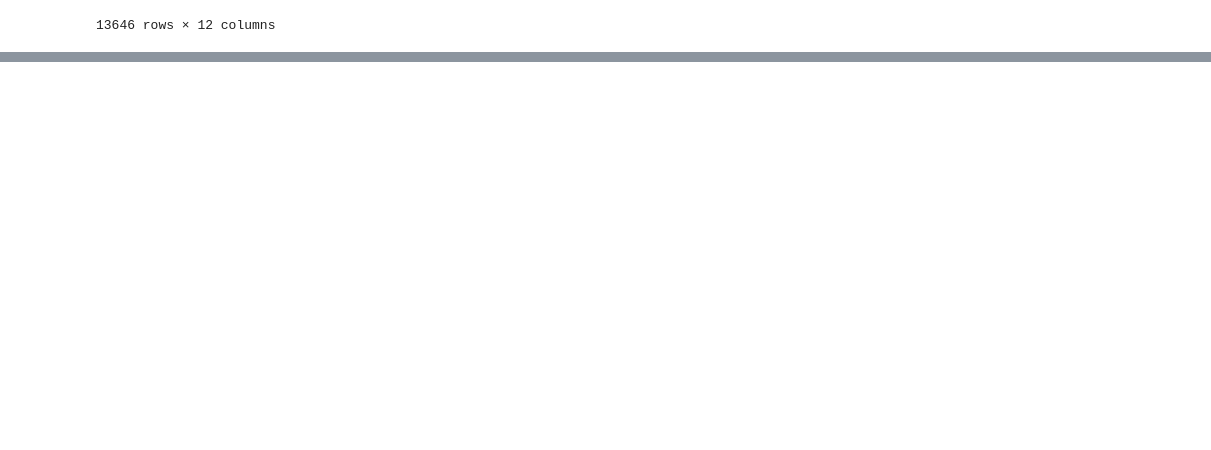
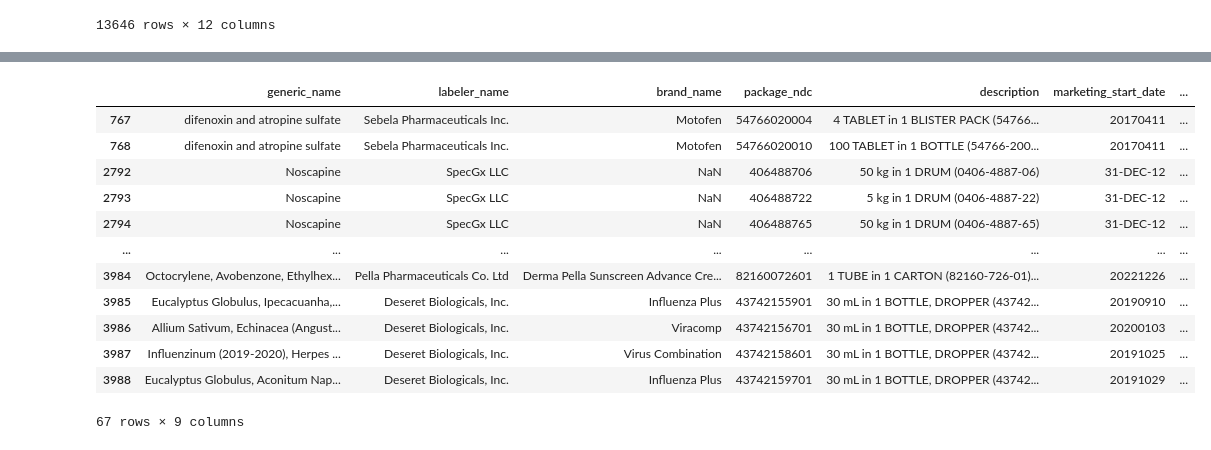
Before and after one commit to danielhmendoza01/Automatic_Code_Sets, a Jupyter notebook: NDC/Opioids/Opioid_Query.ipynb, the cells around one changed output, grey strips where cells are left out. Drawn from its saved outputs; the diff is of its cells as text; code cells hidden in the pictures; blank space fills up the shorter version.

Commit message:
NDC nonpain update

```diff
--- a/NDC/Opioids/Opioid_Query.ipynb
+++ b/NDC/Opioids/Opioid_Query.ipynb
@@ -180,0 +220,32 @@ absent_drugs
+# %%
+# Reading the Excel file
+df_nonpain = pd.read_excel("ndc_opioids.xlsx")
+drug_ingredients = pd.read_csv("ingredients.csv")
+
+nonpainIngredients = drug_ingredients[(drug_ingredients['NON-Pain'] == True)]
+nonpainIngredients = nonpainIngredients['Ingredient'].to_numpy()
+
+# Filtering the main DataFrame for non-pain ingredients
+condition1 = df_nonpain['active_ingredient'].isin(nonpainIngredients)
+
+# Separate condition for 'opium' ingredient
+opium_condition = (df_nonpain['active_ingredient'].str.lower() == "opium")
+opium_tincture_condition = opium_condition & \
+                           df_nonpain['generic_name'].str.contains("tincture", case=False, na=False)
+
+df_nonpain = df_nonpain[(condition1 & ~opium_condition) | opium_tincture_condition]
+df_nonpain
+# %% [output]
+|  | generic_name | labeler_name | brand_name | package_ndc | description | marketing_start_date | ... |
+| 767 | difenoxin and atropine sulfate | Sebela Pharmaceuticals Inc. | Motofen | 54766020004 | 4 TABLET in 1 BLISTER PACK (54766... | 20170411 | ... |
+| 768 | difenoxin and atropine sulfate | Sebela Pharmaceuticals Inc. | Motofen | 54766020010 | 100 TABLET in 1 BOTTLE (54766-200... | 20170411 | ... |
+| 2792 | Noscapine | SpecGx LLC | NaN | 406488706 | 50 kg in 1 DRUM (0406-4887-06) | 31-DEC-12 | ... |
+| 2793 | Noscapine | SpecGx LLC | NaN | 406488722 | 5 kg in 1 DRUM (0406-4887-22) | 31-DEC-12 | ... |
+| 2794 | Noscapine | SpecGx LLC | NaN | 406488765 | 50 kg in 1 DRUM (0406-4887-65) | 31-DEC-12 | ... |
+| ... | ... | ... | ... | ... | ... | ... | ... |
+| 3984 | Octocrylene, Avobenzone, Ethylhex... | Pella Pharmaceuticals Co. Ltd | Derma Pella Sunscreen Advance Cre... | 82160072601 | 1 TUBE in 1 CARTON (82160-726-01)... | 20221226 | ... |
+| 3985 | Eucalyptus Globulus, Ipecacuanha,... | Deseret Biologicals, Inc. | Influenza Plus | 43742155901 | 30 mL in 1 BOTTLE, DROPPER (43742... | 20190910 | ... |
+| 3986 | Allium Sativum, Echinacea (Angust... | Deseret Biologicals, Inc. | Viracomp | 43742156701 | 30 mL in 1 BOTTLE, DROPPER (43742... | 20200103 | ... |
+| 3987 | Influenzinum (2019-2020), Herpes ... | Deseret Biologicals, Inc. | Virus Combination | 43742158601 | 30 mL in 1 BOTTLE, DROPPER (43742... | 20191025 | ... |
+| 3988 | Eucalyptus Globulus, Aconitum Nap... | Deseret Biologicals, Inc. | Influenza Plus | 43742159701 | 30 mL in 1 BOTTLE, DROPPER (43742... | 20191029 | ... |
+67 rows × 9 columns
```
Also changed, not shown: parts of 4 cells of this notebook, 5 other files.
